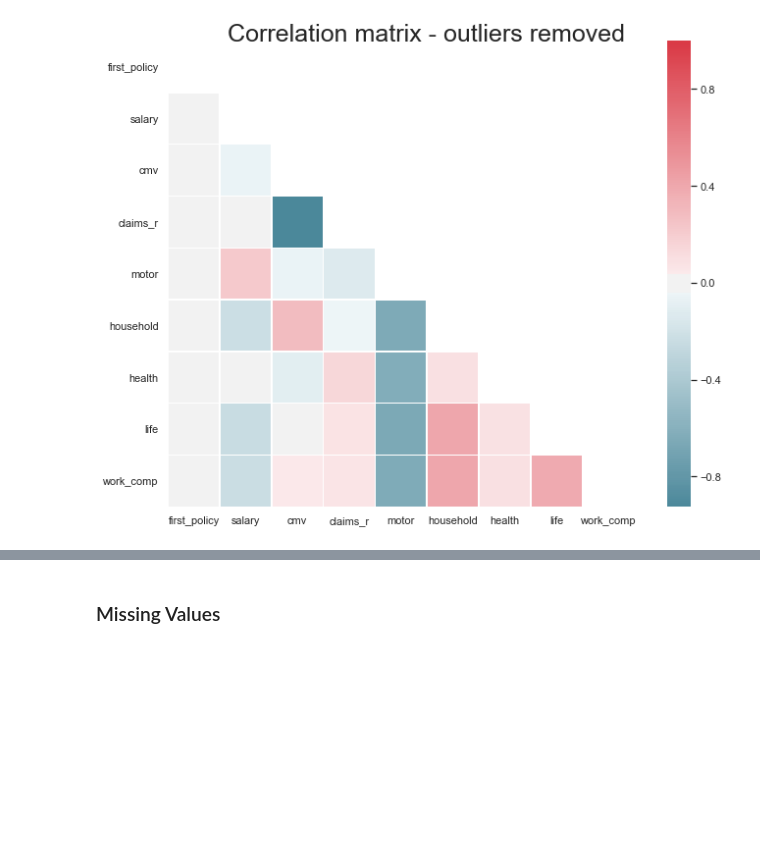
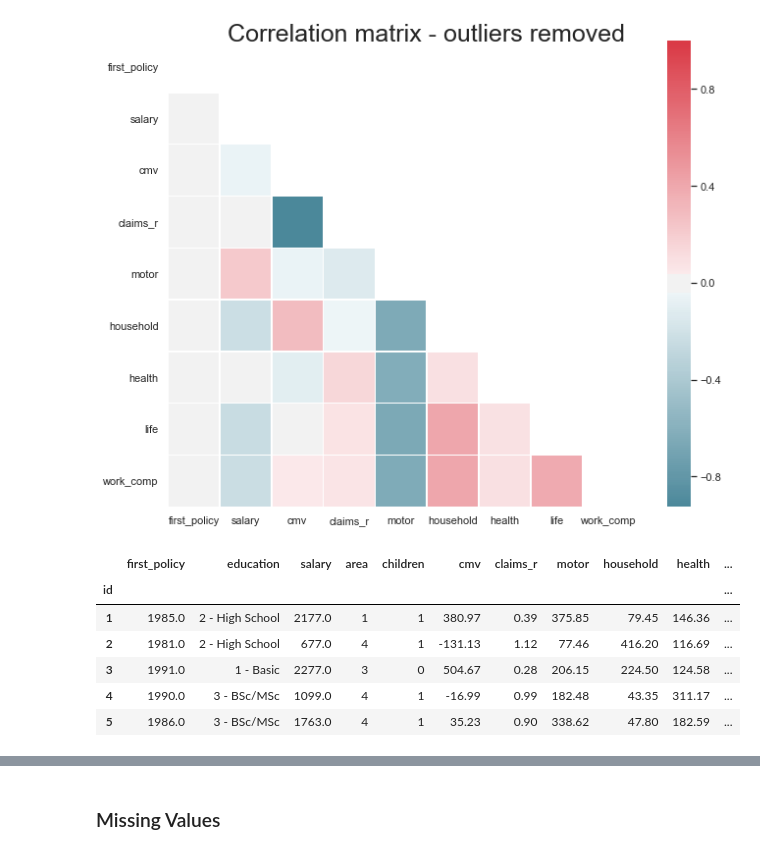
Before and after one commit to NovaIMSStudents/DataMiningFinalProject, a Jupyter notebook: DataAnalysisDM.ipynb, the cells around one changed output, grey strips where cells are left out. Cells and saved outputs as stored; diff of their text form; code cells hidden in the pictures; blank space fills up the shorter version.

```diff
--- a/DataAnalysisDM.ipynb
+++ b/DataAnalysisDM.ipynb
@@ -723,3 +701,14 @@ plt.ylim(b, t) # update the ylim(bottom, top) values
 plt.show()
 # %% [output]
 [figure]
+# %%
+df = df.set_index("id")[~out_mask]
+df.head()
+# %% [output]
+|  | first_policy | education | salary | area | children | cmv | claims_r | motor | household | health | ... |
+| id |  |  |  |  |  |  |  |  |  |  | ... |
+| 1 | 1985.0 | 2 - High School | 2177.0 | 1 | 1 | 380.97 | 0.39 | 375.85 | 79.45 | 146.36 | ... |
+| 2 | 1981.0 | 2 - High School | 677.0 | 4 | 1 | -131.13 | 1.12 | 77.46 | 416.20 | 116.69 | ... |
+| 3 | 1991.0 | 1 - Basic | 2277.0 | 3 | 0 | 504.67 | 0.28 | 206.15 | 224.50 | 124.58 | ... |
+| 4 | 1990.0 | 3 - BSc/MSc | 1099.0 | 4 | 1 | -16.99 | 0.99 | 182.48 | 43.35 | 311.17 | ... |
+| 5 | 1986.0 | 3 - BSc/MSc | 1763.0 | 4 | 1 | 35.23 | 0.90 | 338.62 | 47.80 | 182.59 | ... |
```
Also changed, not shown: parts of 24 cells of this notebook.
